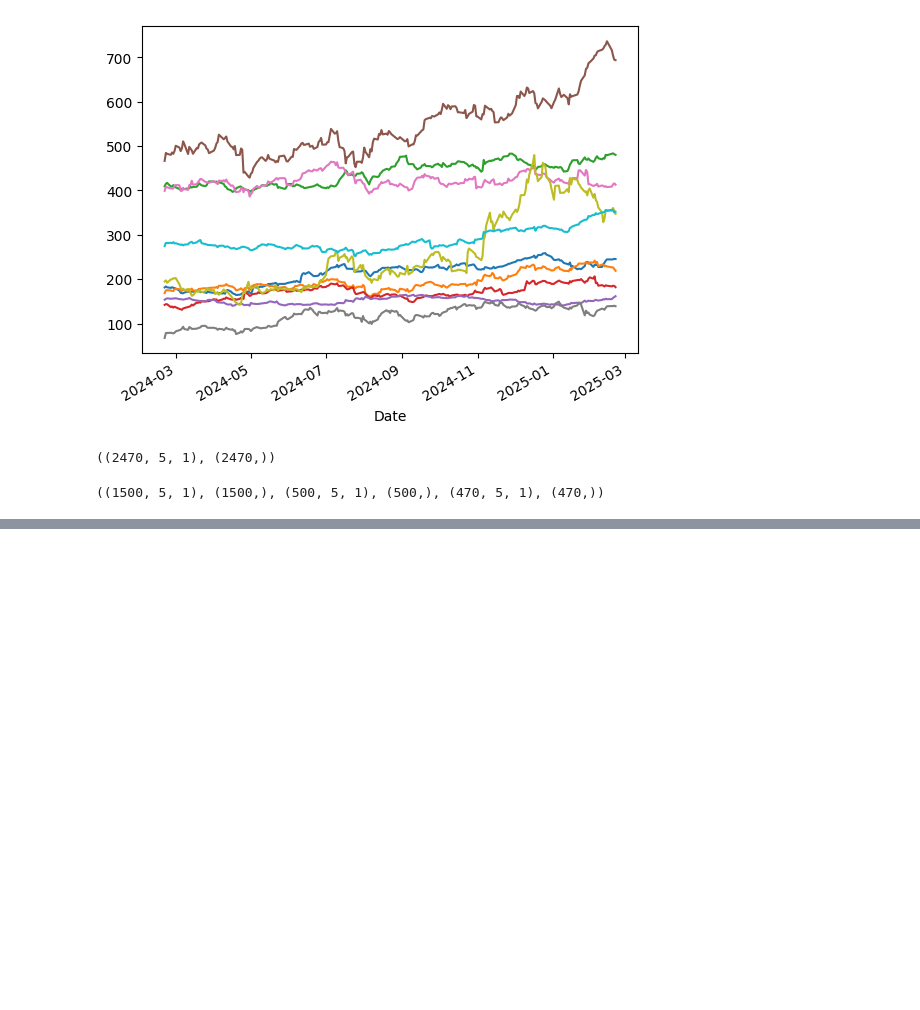
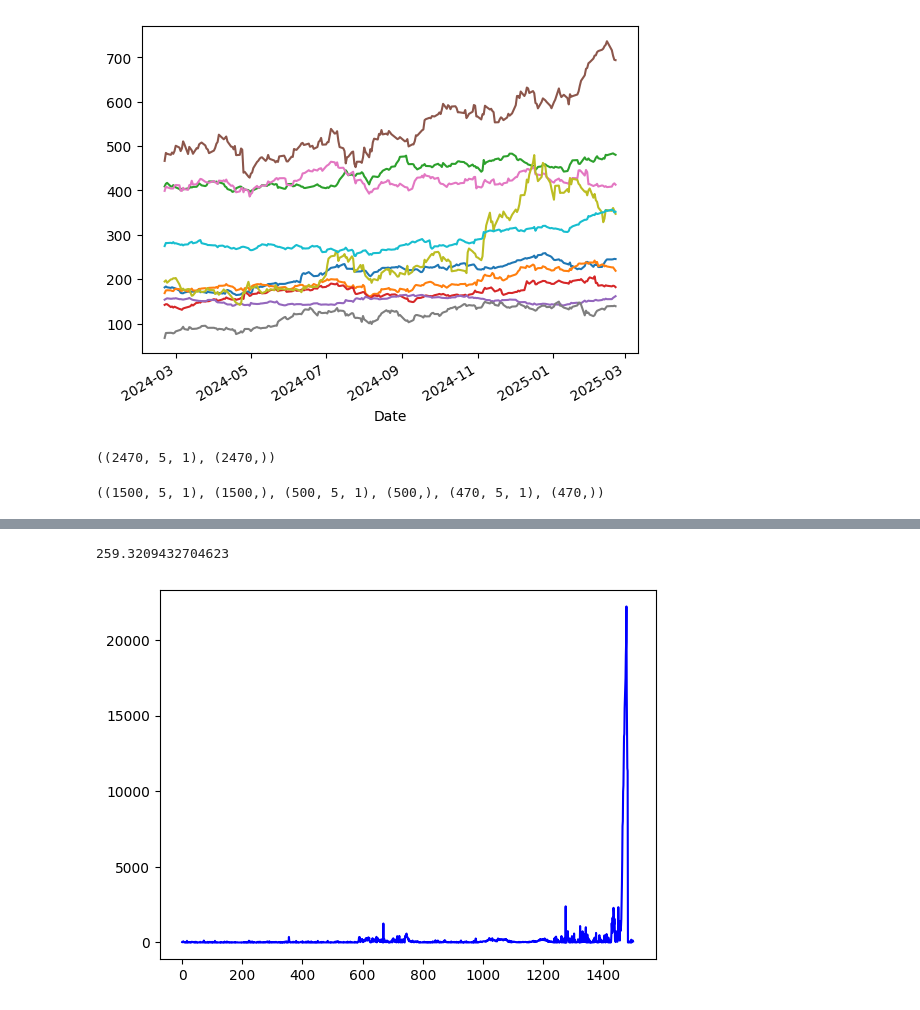
Before and after one commit to numisrm/Price_and_volatility_predicitons, a Jupyter notebook: Close_Data.ipynb, the cells around one changed output, grey strips where cells are left out. Saved outputs shown, nothing was run; the diff lists cells and outputs as text; code cells hidden in the pictures; blank space fills up the shorter version.

```diff
--- a/Close_Data.ipynb
+++ b/Close_Data.ipynb
@@ -156,0 +158,6 @@ plt.show()
+# %%
+plt.plot(np.abs(train_results['Train Predictions'][:]-train_results['Actuals'][:])**2, color='blue', label='prediction')
+print(np.mean(np.abs(train_results['Train Predictions'][:]-train_results['Actuals'][:])**2))
+# %% [output]
+259.3209432704623
+[figure, added]
```
Also changed, not shown: parts of 5 cells of this notebook, 2 other files.
